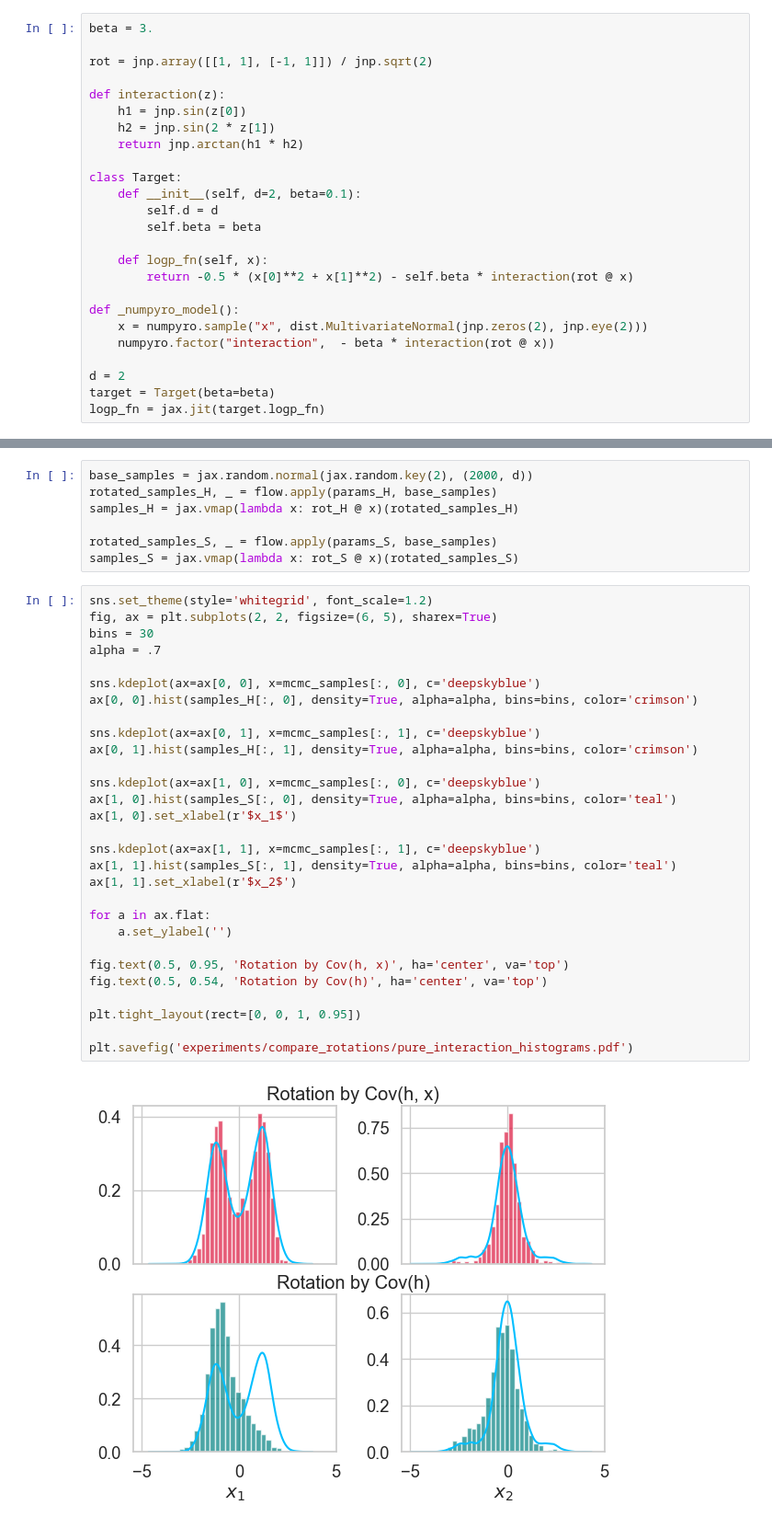
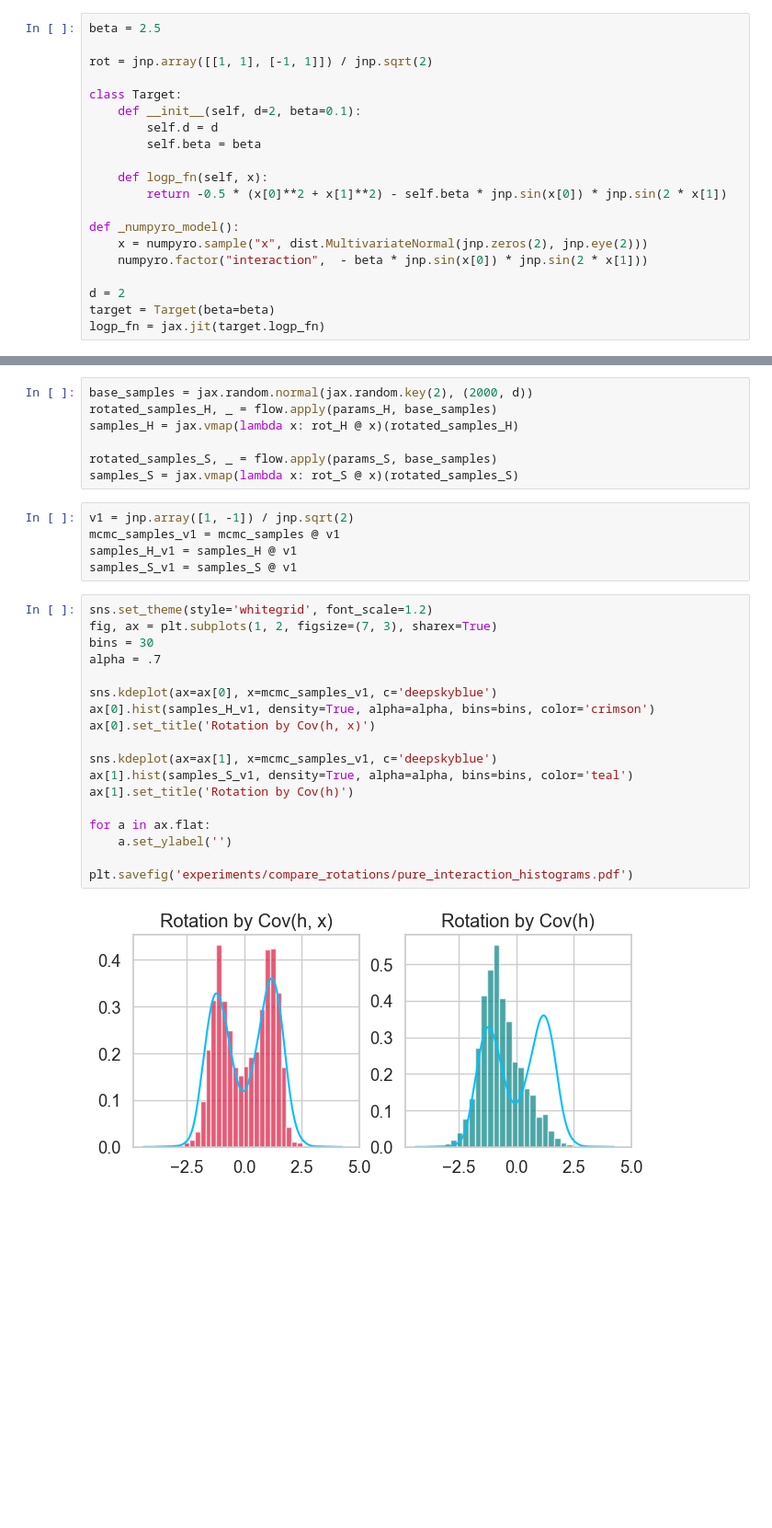
Before and after one commit to liusf15/iterative-gaussianization, a Jupyter notebook: experiments/compare_rotations/pure_interaction.ipynb, the cells around one changed output, grey strips where cells are left out. Shown at 92% size. Saved outputs shown, nothing was run; the diff lists cells and outputs as text; blank space fills up the shorter version.

Commit message:
pure interaction

```diff
--- a/experiments/compare_rotations/pure_interaction.ipynb
+++ b/experiments/compare_rotations/pure_interaction.ipynb
@@ -16,14 +16,9 @@ $$
 $$
 where $\gamma$ is the standard normal distribution.
 # %%
-beta = 3.
+beta = 2.5
 
 rot = jnp.array([[1, 1], [-1, 1]]) / jnp.sqrt(2)
-
-def interaction(z):
-    h1 = jnp.sin(z[0])
-    h2 = jnp.sin(2 * z[1])
-    return jnp.arctan(h1 * h2)
 
 class Target:
     def __init__(self, d=2, beta=0.1):
@@ -31,11 +26,11 @@ class Target:
         self.beta = beta
 
     def logp_fn(self, x):
-        return -0.5 * (x[0]**2 + x[1]**2) - self.beta * interaction(rot @ x)
+        return -0.5 * (x[0]**2 + x[1]**2) - self.beta * jnp.sin(x[0]) * jnp.sin(2 * x[1])
 
 def _numpyro_model():
     x = numpyro.sample("x", dist.MultivariateNormal(jnp.zeros(2), jnp.eye(2)))
-    numpyro.factor("interaction",  - beta * interaction(rot @ x))
+    numpyro.factor("interaction",  - beta * jnp.sin(x[0]) * jnp.sin(2 * x[1]))
 
 d = 2
 target = Target(beta=beta)
@@ -101,34 +103,28 @@ samples_H = jax.vmap(lambda x: rot_H @ x)(rotated_samples_H)
 
 rotated_samples_S, _ = flow.apply(params_S, base_samples)
 samples_S = jax.vmap(lambda x: rot_S @ x)(rotated_samples_S)
+# %%
+v1 = jnp.array([1, -1]) / jnp.sqrt(2)
+mcmc_samples_v1 = mcmc_samples @ v1
+samples_H_v1 = samples_H @ v1
+samples_S_v1 = samples_S @ v1
 # %%
 sns.set_theme(style='whitegrid', font_scale=1.2)
-fig, ax = plt.subplots(2, 2, figsize=(6, 5), sharex=True)
+fig, ax = plt.subplots(1, 2, figsize=(7, 3), sharex=True)
 bins = 30
 alpha = .7
 
-sns.kdeplot(ax=ax[0, 0], x=mcmc_samples[:, 0], c='deepskyblue')
-ax[0, 0].hist(samples_H[:, 0], density=True, alpha=alpha, bins=bins, color='crimson')
+sns.kdeplot(ax=ax[0], x=mcmc_samples_v1, c='deepskyblue')
+ax[0].hist(samples_H_v1, density=True, alpha=alpha, bins=bins, color='crimson')
+ax[0].set_title('Rotation by Cov(h, x)')
 
-sns.kdeplot(ax=ax[0, 1], x=mcmc_samples[:, 1], c='deepskyblue')
-ax[0, 1].hist(samples_H[:, 1], density=True, alpha=alpha, bins=bins, color='crimson')
-
-sns.kdeplot(ax=ax[1, 0], x=mcmc_samples[:, 0], c='deepskyblue')
-ax[1, 0].hist(samples_S[:, 0], density=True, alpha=alpha, bins=bins, color='teal')
-ax[1, 0].set_xlabel(r'$x_1$')
-
-sns.kdeplot(ax=ax[1, 1], x=mcmc_samples[:, 1], c='deepskyblue')
-ax[1, 1].hist(samples_S[:, 1], density=True, alpha=alpha, bins=bins, color='teal')
-ax[1, 1].set_xlabel(r'$x_2$')
+sns.kdeplot(ax=ax[1], x=mcmc_samples_v1, c='deepskyblue')
+ax[1].hist(samples_S_v1, density=True, alpha=alpha, bins=bins, color='teal')
+ax[1].set_title('Rotation by Cov(h)')
 
 for a in ax.flat:
     a.set_ylabel('')
 
-fig.text(0.5, 0.95, 'Rotation by Cov(h, x)', ha='center', va='top')
-fig.text(0.5, 0.54, 'Rotation by Cov(h)', ha='center', va='top')
-
-plt.tight_layout(rect=[0, 0, 1, 0.95])
-
 plt.savefig('experiments/compare_rotations/pure_interaction_histograms.pdf')
 # %% [output]
-[figure, old version]
+[figure, new version]
```
Also changed, not shown: parts of 5 cells of this notebook.
